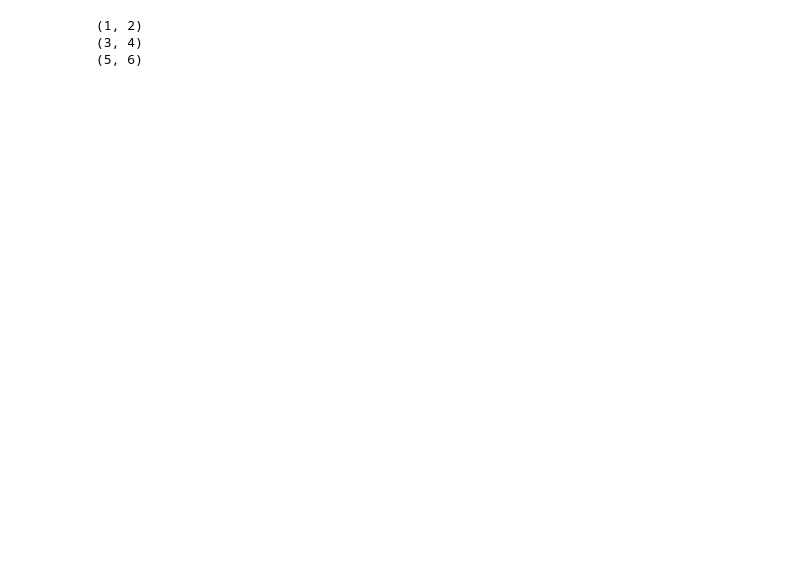
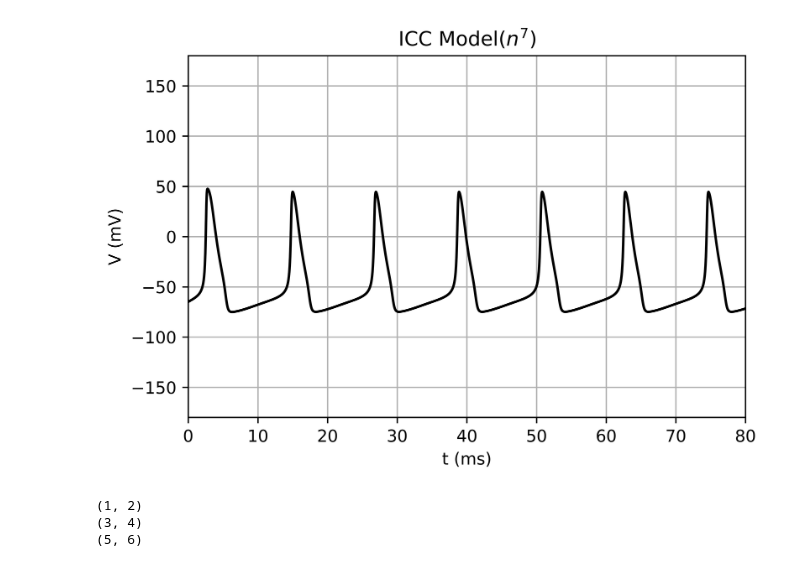
Before and after one commit to CFP106022272/Neuronal-Dynamics, a Jupyter notebook: ICC model.ipynb, the cells around one changed output. Saved outputs shown, nothing was run; the diff lists cells and outputs as text; code cells hidden in the pictures; blank space fills up the shorter version.

```diff
--- a/ICC model.ipynb
+++ b/ICC model.ipynb
@@ -85,3 +86,88 @@ if __name__ == '__main__':
+# %%
+##Separate Hodgkin-Huxley Neuron##
+import scipy as sp
+import pylab as plt
+from scipy.integrate import odeint
+
+class HodgkinHuxley():
+    C_m  =   1.0
+    g_Na = 120.0
+    g_K  =  36.0
+    g_L  =   0.3
+    E_Na =  50.0
+    E_K  = -77.0
+    E_L  = -54.387
+
+    t = sp.arange(0.0, 450.0, 0.01)
+
+    def alpha_m(self, V):
+        return 0.1*(V+40.0)/(1.0-sp.exp(-(V+40.0)/10.0))
+    def beta_m(self, V):
+        return 4.0*sp.exp(-(V+65.0)/18.0)
+    def alpha_h(self, V):
+        return 0.07*sp.exp(-(V+65.0)/20.0)
+    def beta_h(self, V):
+        return 1.0/(1.0 + sp.exp(-(V+35.0)/10.0))
+    def alpha_n(self, V):
+        return 0.01*(V+55.0)/(1.0-sp.exp(-(V+55.0)/10.0))
+    def beta_n(self, V):
+        return 0.125*sp.exp(-(V+65)/80.0)
+    def I_Na(self, V, m, h):
+        return self.g_Na*m**3*h*(V-self.E_Na)
+    def I_K(self, V, n):
+        return self.g_K*n**7*(V-self.E_K)
+    def I_L(self, V):
+        return self.g_L*(V-self.E_L)
+
+    @staticmethod
+    def dALL1dt(X, t, self):
+        V1, m1, h1, n1 = X
+        dV1dt=(-self.I_Na(V1, m1, h1) - self.I_K(V1, n1) - self.I_L(V1)) / self.C_m
+        dm1dt = self.alpha_m(V1) * (1.0-m1) - self.beta_m(V1) * m1
+        dh1dt = self.alpha_h(V1) * (1.0-h1) - self.beta_h(V1) * h1
+        dn1dt = self.alpha_n(V1) * (1.0-n1) - self.beta_n(V1) * n1
+        return dV1dt, dm1dt, dh1dt, dn1dt
+
+    @staticmethod
+    def dALL2dt(X, t, self):
+        V1, m1, h1, n1 = X
+        dV1dt=(-self.I_Na(V1, m1, h1) - self.I_K(V1, n1) - self.I_L(V1)) / self.C_m
+        dm1dt = self.alpha_m(V1) * (1.0-m1) - self.beta_m(V1) * m1
+        dh1dt = self.alpha_h(V1) * (1.0-h1) - self.beta_h(V1) * h1
+        dn1dt = self.alpha_n(V1) * (1.0-n1) - self.beta_n(V1) * n1
+        return dV1dt, dm1dt, dh1dt, dn1dt
+
+    def Main(self):
+        X1 = odeint(self.dALL1dt, [-64.9958, 0.05, 0.6, 0.32], self.t, args=(self,))
+        X2 = odeint(self.dALL2dt, [-80, 0.05, 0.6, 0.32], self.t, args=(self,))
+        V1 = X1[:,0]
+        m1 = X1[:,1]
+        h1 = X1[:,2]
+        n1 = X1[:,3]
+        V2 = X2[:,0]
+        m2 = X2[:,1]
+        h2 = X2[:,2]
+        n2 = X2[:,3]
+
+
+        plt.figure()
+        plt.title('ICC Model($n^{7}$)')
+        plt.plot(self.t, V1, 'k', label='$n^{4}$')
+        #plt.plot(self.t, V2, 'r', label='$n^{6}$')
+        plt.xlabel('t (ms)')
+        plt.ylabel('V (mV)')
+        plt.xlim(0,80)
+        plt.ylim(-180,180)
+        #plt.gca().invert_yaxis()
+        plt.grid('on')
+        #plt.legend()
+        plt.rcParams['figure.dpi'] = 1000
+        plt.show()
+if __name__ == '__main__':
+    runner = HodgkinHuxley()
+    runner.Main()
+# %% [output]
+[figure, added]
 # %%
 ##Test##
 def v(V1, V2):
```
Also changed, not shown: parts of 2 cells of this notebook, 3 other files.
